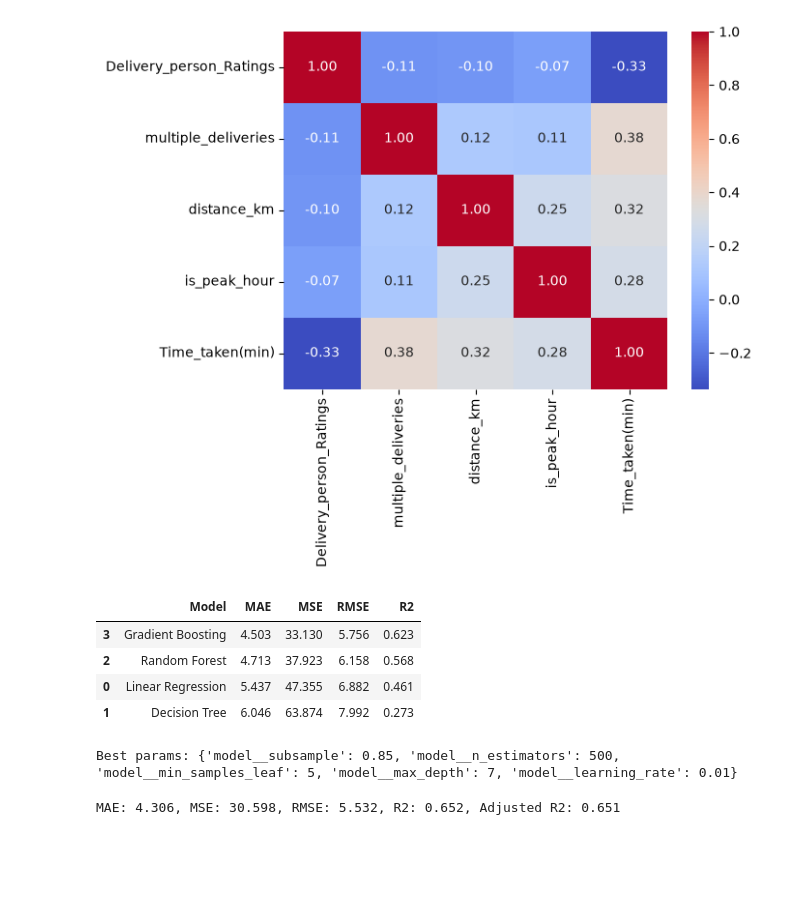
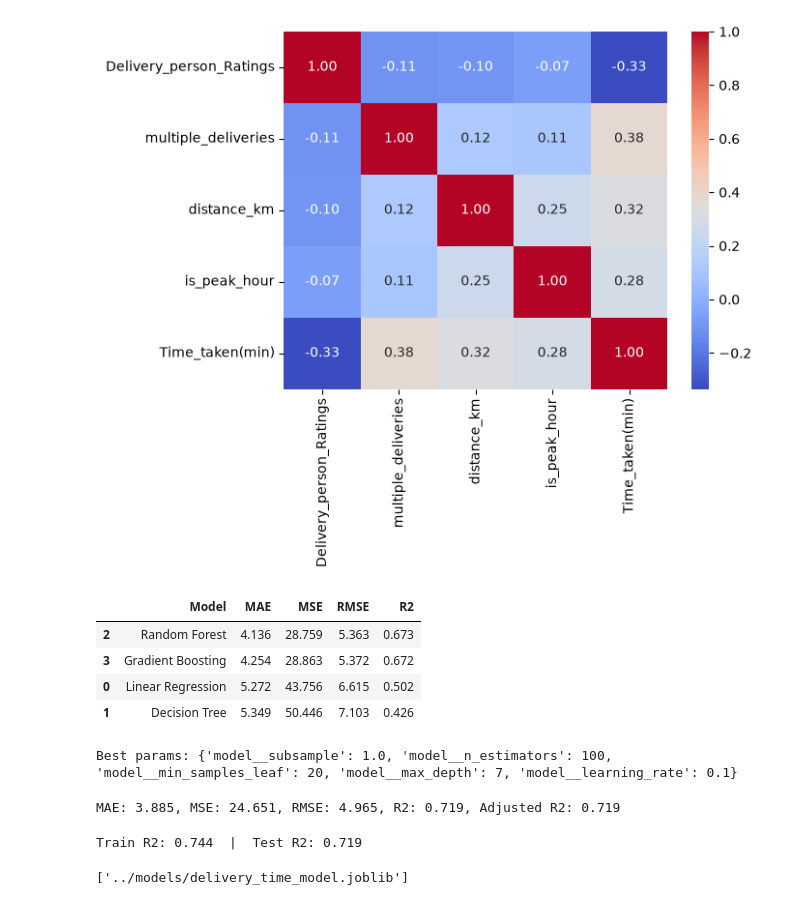
Before and after one commit to Void01014/DeliveryETA, a Jupyter notebook: notebooks/01_data_cleaning.ipynb, the cells around one changed output. Drawn from its saved outputs; the diff is of its cells as text; code cells hidden in the pictures; blank space fills up the shorter version.

```diff
--- a/notebooks/01_data_cleaning.ipynb
+++ b/notebooks/01_data_cleaning.ipynb
@@ -175,42 +175,42 @@ y = df["Time_taken(min)"]
 
 X_train, X_test, y_train, y_test = train_test_split(X, y, test_size=0.2, random_state=42)
 
-cat_cols = ["Weatherconditions", "Road_traffic_density", "City"]
-num_cols = ["Delivery_person_Ratings", "multiple_deliveries", "distance_km", "is_peak_hour"]
+cat_cols = ["Weatherconditions", "Road_traffic_density", "City", "Type_of_vehicle"]
+num_cols = ["Delivery_person_Ratings", "multiple_deliveries", "distance_km", "is_peak_hour", "Vehicle_condition"]
 
 preprocess = ColumnTransformer([
     ("cat", OneHotEncoder(handle_unknown="ignore"), cat_cols),
     ("num", StandardScaler(), num_cols),
 ])
 
 models = {
     "Linear Regression": LinearRegression(),
     "Decision Tree": DecisionTreeRegressor(random_state=42),
     "Random Forest": RandomForestRegressor(random_state=42, n_jobs=-1),
     "Gradient Boosting": GradientBoostingRegressor(random_state=42),
 }
 
 results = []
 for name, model in models.items():
     pipe = Pipeline([("prep", preprocess), ("model", model)])
     pipe.fit(X_train, y_train)
     pred = pipe.predict(X_test)
     mse = mean_squared_error(y_test, pred)
     results.append({
         "Model": name,
         "MAE": mean_absolute_error(y_test, pred),
         "MSE": mse,
         "RMSE": np.sqrt(mse),
         "R2": r2_score(y_test, pred),
     })
 
 pd.DataFrame(results).sort_values("RMSE").round(3)
 # %% [output]
 |  | Model | MAE | MSE | RMSE | R2 |
-| 3 | Gradient Boosting | 4.503 | 33.130 | 5.756 | 0.623 |
-| 2 | Random Forest | 4.713 | 37.923 | 6.158 | 0.568 |
-| 0 | Linear Regression | 5.437 | 47.355 | 6.882 | 0.461 |
-| 1 | Decision Tree | 6.046 | 63.874 | 7.992 | 0.273 |
+| 2 | Random Forest | 4.136 | 28.759 | 5.363 | 0.673 |
+| 3 | Gradient Boosting | 4.254 | 28.863 | 5.372 | 0.672 |
+| 0 | Linear Regression | 5.272 | 43.756 | 6.615 | 0.502 |
+| 1 | Decision Tree | 5.349 | 50.446 | 7.103 | 0.426 |
 # %%
 from sklearn.model_selection import RandomizedSearchCV
 from sklearn.ensemble import GradientBoostingRegressor
@@ -242,7 +242,7 @@ search.fit(X_train, y_train)
 print("Best params:", search.best_params_)
 best_pipe = search.best_estimator_
 # %% [output]
-Best params: {'model__subsample': 0.85, 'model__n_estimators': 500, 'model__min_samples_leaf': 5, 'model__max_depth': 7, 'model__learning_rate': 0.01}
+Best params: {'model__subsample': 1.0, 'model__n_estimators': 100, 'model__min_samples_leaf': 20, 'model__max_depth': 7, 'model__learning_rate': 0.1}
 # %%
 pred = best_pipe.predict(X_test)
 mse = mean_squared_error(y_test, pred)
@@ -257,4 +257,17 @@ adj_r2 = 1 - (1 - r2) * (n - 1) / (n - p - 1)
 
 print(f"MAE: {mae:.3f}, MSE: {mse:.3f}, RMSE: {rmse:.3f}, R2: {r2:.3f}, Adjusted R2: {adj_r2:.3f}")
 # %% [output]
-MAE: 4.306, MSE: 30.598, RMSE: 5.532, R2: 0.652, Adjusted R2: 0.651
+MAE: 3.885, MSE: 24.651, RMSE: 4.965, R2: 0.719, Adjusted R2: 0.719
+# %%
+train_pred = best_pipe.predict(X_train)
+print(f"Train R2: {r2_score(y_train, train_pred):.3f}  |  Test R2: {r2:.3f}")
+# %% [output]
+Train R2: 0.744  |  Test R2: 0.719
+# %%
+import joblib
+from pathlib import Path
+
+Path("../models").mkdir(parents=True, exist_ok=True)
+joblib.dump(best_pipe, "../models/delivery_time_model.joblib")
+# %% [output]
+['../models/delivery_time_model.joblib']
```
Also changed, not shown: parts of 1 cell of this notebook.
